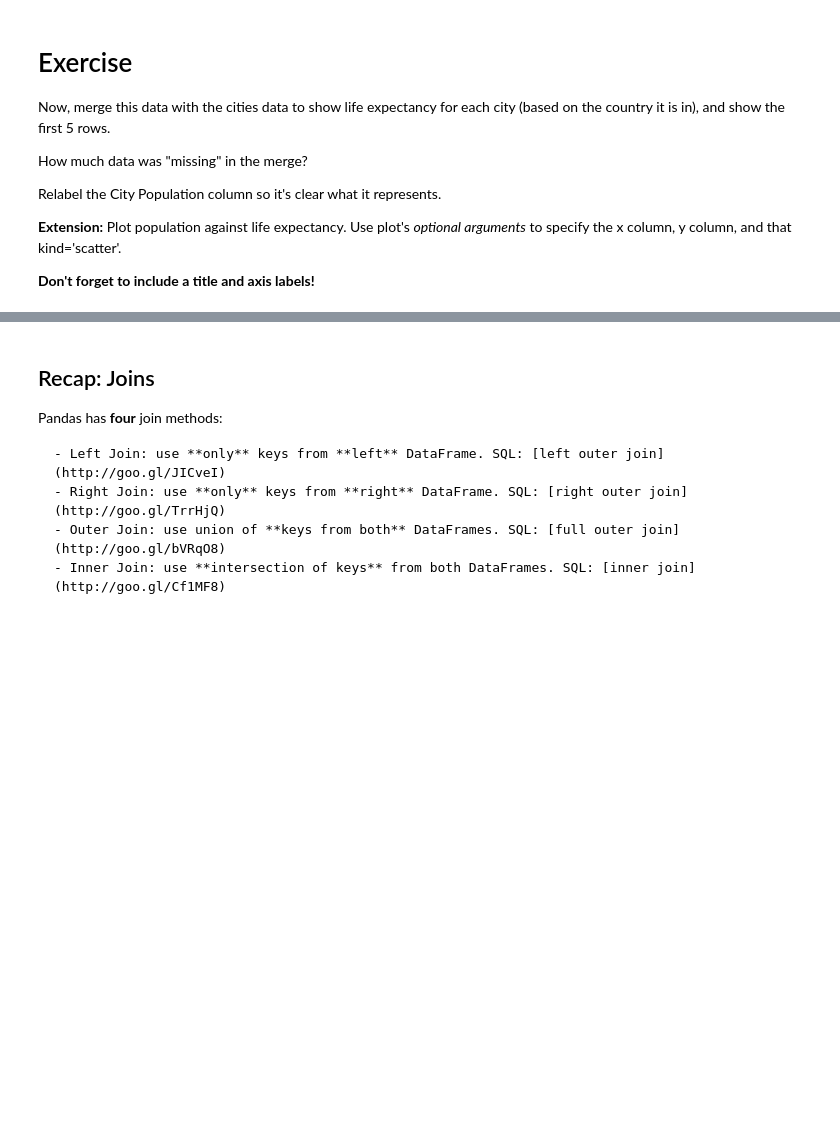
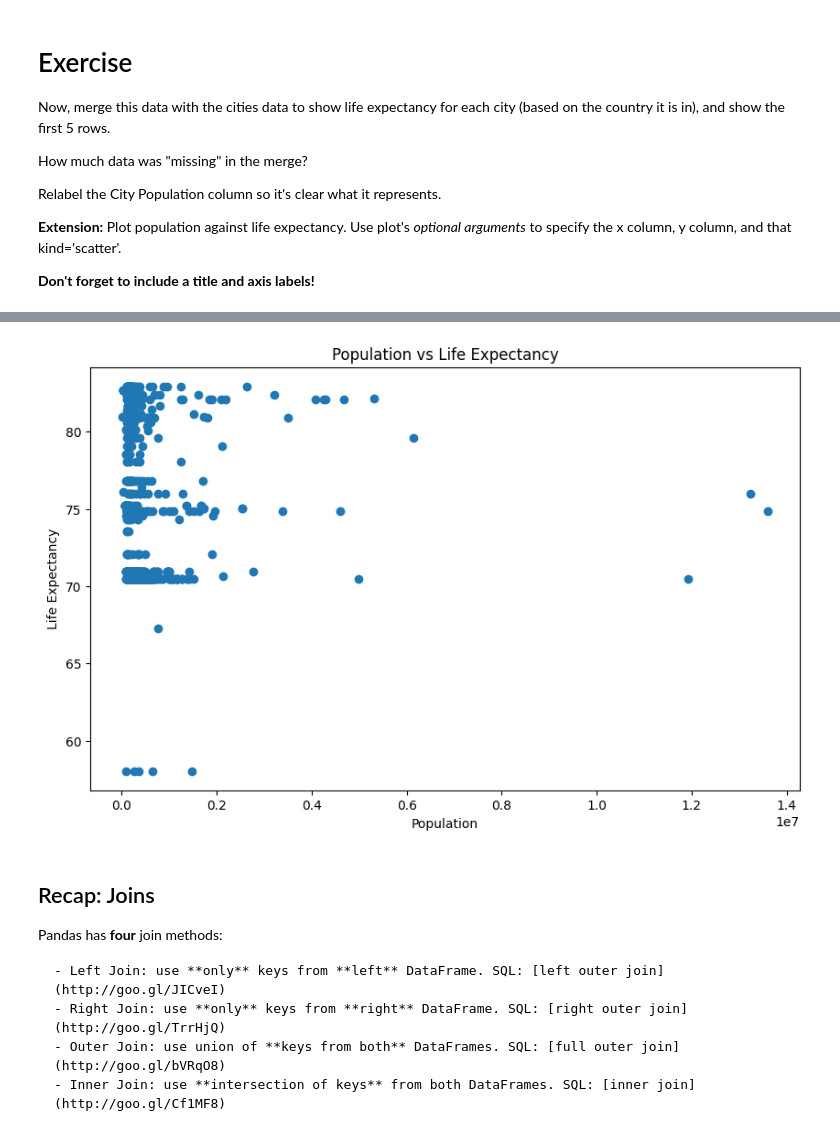
Before and after one commit to capucinelabouret/QM2, a Jupyter notebook: notebooks/W06. Merging and Joining.ipynb, the cells around one changed output, grey strips where cells are left out. Saved outputs shown, nothing was run; the diff lists cells and outputs as text; code cells hidden in the pictures; blank space fills up the shorter version.

```diff
--- a/notebooks/W06. Merging and Joining.ipynb
+++ b/notebooks/W06. Merging and Joining.ipynb
@@ -553,3 +553,11 @@ Relabel the City Population column so it's clear what it represents.
 **Extension:** Plot population against life expectancy. Use plot's *optional arguments* to specify the x column, y column, and that kind='scatter'.
 
 **Don't forget to include a title and axis labels!**
+# %%
+merged_data = cities.merge(life, left_on='Country or Area', right_index=True)
+print("First 5 rows of the merged DataFrame:")
+print(merged_data.head())
+missing_data = merged_data.isnull().sum()
+print("\nMissing data in the merged DataFrame:")
+print(missing_data)
+merged_data.rename(columns={'Value': 'Population'}, inplace=True)
@@ -556,3 +582,12 @@ Relabel the City Population column so it's clear what it represents.
+# %%
+plt.figure(figsize=(10, 6))
+plt.scatter(merged_data['Population'], merged_data['Life Expectancy'])
+plt.title('Population vs Life Expectancy')
+plt.xlabel('Population')
+plt.ylabel('Life Expectancy')
+plt.show()
+# %% [output]
+[figure, added]
 # %% [markdown]
 ## Recap: Joins
 
```
Also changed, not shown: parts of 1 cell of this notebook.
